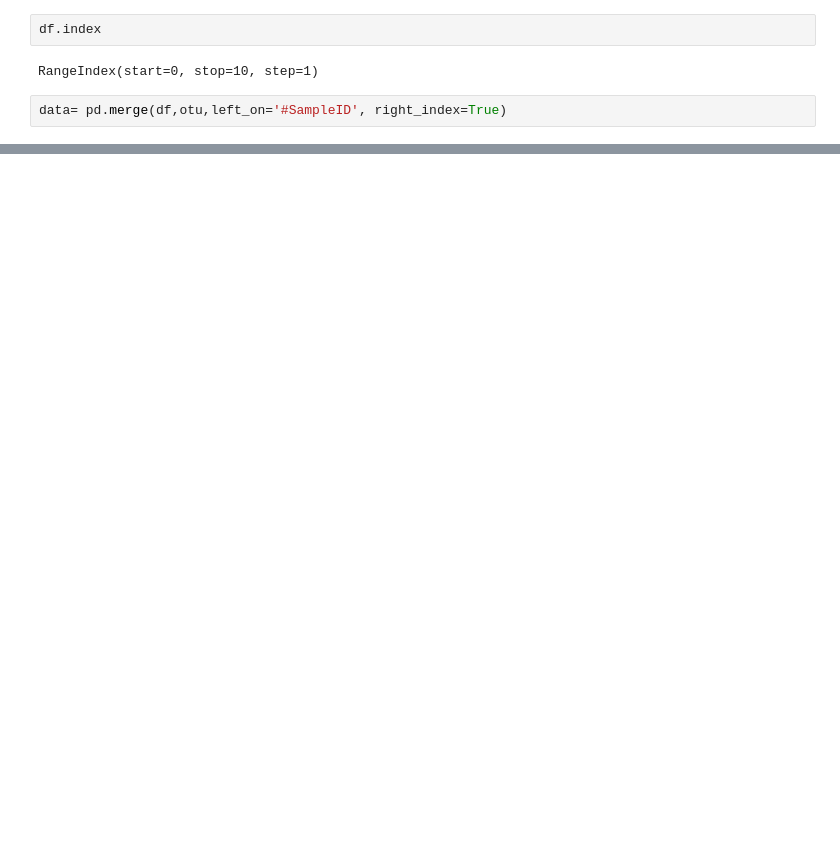
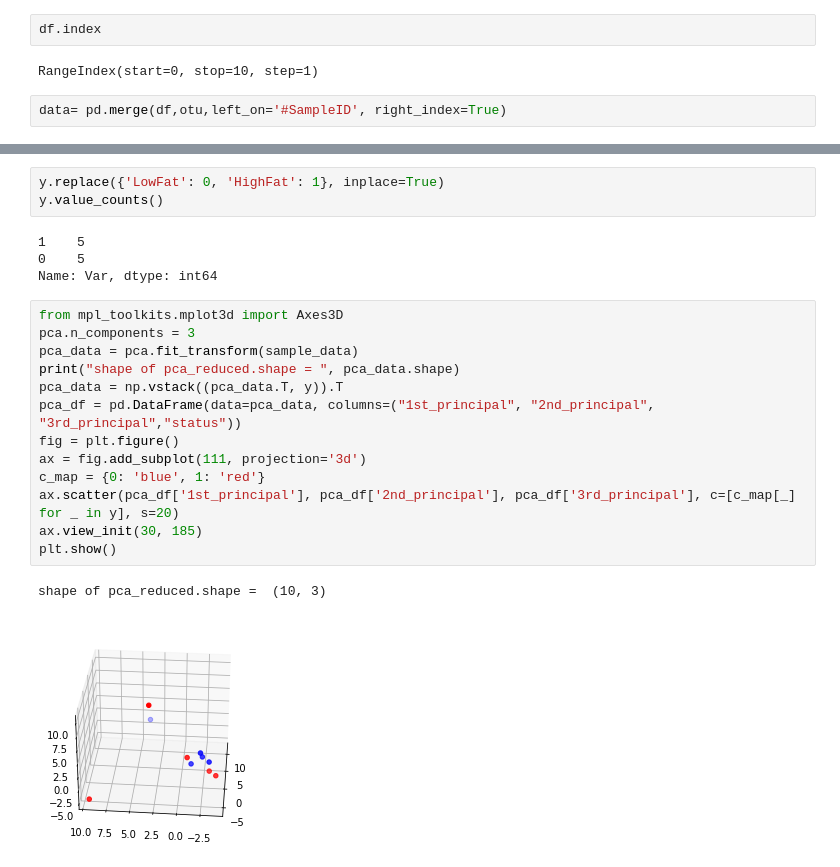
Before and after one commit to ShushantaFuse/WINKS_research, a Jupyter notebook: notebook/diet_data.ipynb, the cells around one changed output, grey strips where cells are left out. Saved outputs shown, nothing was run; the diff lists cells and outputs as text; blank space fills up the shorter version.

```diff
--- a/notebook/diet_data.ipynb
+++ b/notebook/diet_data.ipynb
@@ -103,0 +229,23 @@ data
+# %%
+y.replace({'LowFat': 0, 'HighFat': 1}, inplace=True)
+y.value_counts()
+# %% [output]
+1    5
+0    5
+Name: Var, dtype: int64
+# %%
+from mpl_toolkits.mplot3d import Axes3D
+pca.n_components = 3
+pca_data = pca.fit_transform(sample_data)
+print("shape of pca_reduced.shape = ", pca_data.shape)
+pca_data = np.vstack((pca_data.T, y)).T
+pca_df = pd.DataFrame(data=pca_data, columns=("1st_principal", "2nd_principal", "3rd_principal","status"))
+fig = plt.figure()
+ax = fig.add_subplot(111, projection='3d')
+c_map = {0: 'blue', 1: 'red'}
+ax.scatter(pca_df['1st_principal'], pca_df['2nd_principal'], pca_df['3rd_principal'], c=[c_map[_] for _ in y], s=20)
+ax.view_init(30, 185)
+plt.show()
+# %% [output]
+shape of pca_reduced.shape =  (10, 3)
+[figure, added]
```
Also changed, not shown: parts of 20 cells of this notebook.
